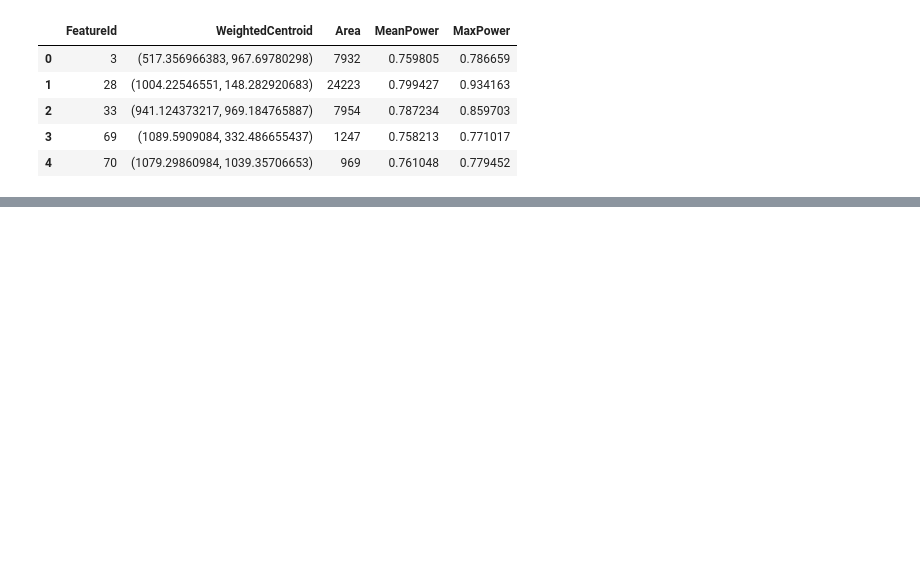
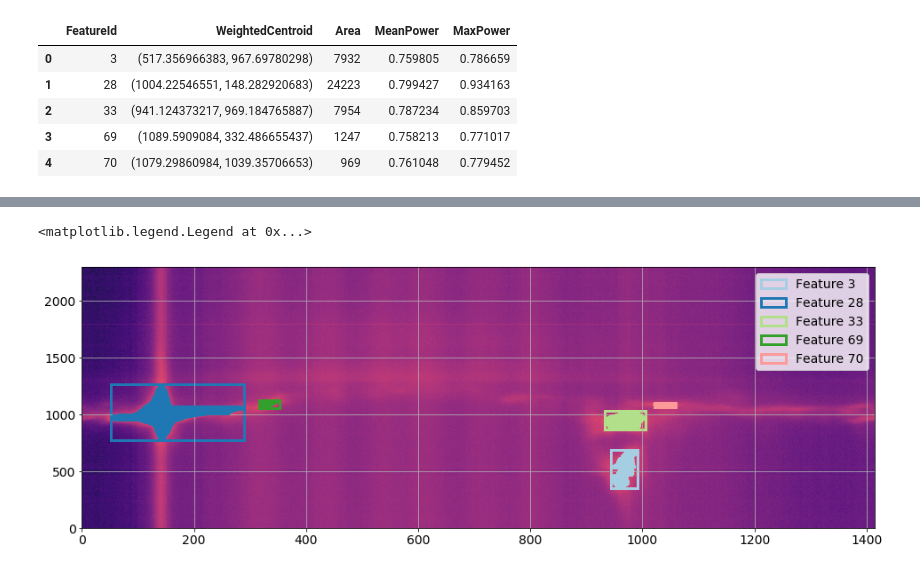
Before and after one commit to kevinmcmanus/HI_Detection, a Jupyter notebook: ObjectFinder.ipynb, the cells around one changed output, grey strips where cells are left out. Drawn from its saved outputs; the diff is of its cells as text; code cells hidden in the pictures; blank space fills up the shorter version.

Commit message:
ObjectBoundingBox
puts bounding boxes around the objects and shows how to extract their
contents.

```diff
--- a/ObjectFinder.ipynb
+++ b/ObjectFinder.ipynb
@@ -129,27 +110,35 @@ fig.colorbar(pcm, ax=ax, extend='max')
 # %%
+
 Xtimes, Yfreqs = np.meshgrid(sprg.times, sprg.freqs)
 
 fmt = mdates.DateFormatter('%H:%M') #formatter to show just the hours and minutes
 
 fig, ax = plt.subplots(figsize=(16,6))
+
+cmap = cm.get_cmap('Paired')
 
 #pcm = ax.pcolormesh(Xtimes, Yfreqs, sprg.pwr,
 pcm = ax.pcolormesh(sprg.pwr,
                    #norm=colors.LogNorm(vmin=pwr.min(), vmax=pwr.max()), #uncomment for log normalized
                     norm=colors.PowerNorm(gamma=1./2.),
                     cmap='magma')
 
-#ax.set_xticklabels([fmt(t) for t in ax.get_xticks() ], rotation=90)
-ax.set_xlabel('Time (UT)', labelpad=15)
-ax.set_ylabel('Doppler Shift (kHz)')
-#ax.set_ylim(-700,300) #to match the picture
-for n, contour in enumerate(contours):
-    ax.plot(contour[:, 1], contour[:, 0], linewidth=2, color='b')
+# plot each features' bounding box and its constituents; color code
+for c,i in enumerate(props.FeatureId.tolist()):
+
+    # get the bounding box, make a rectange and put it on the plot
+    min_row, min_col, max_row, max_col = regprops[i-1].bbox
+    rect = patches.Rectangle((min_col, min_row), max_col-min_col, max_row-min_row,
+                             linewidth=3,edgecolor=cmap(c),facecolor='none',label='Feature '+str(i))
+    ax.add_patch(rect)
+
+    #plot out the feature pixels with unique color for each feature
+    coords = regprops[i-1].coords
+    ax.plot(coords[:, 1], coords[:, 0], linewidth=2, color=cmap(c), fillstyle='none')
+
 ax.grid()
 fig.subplots_adjust(bottom=0.2)
-#fig.autofmt_xdate()
-cbar=fig.colorbar(pcm, ax=ax, extend='max')
-cbar.set_label('Spectral Power', rotation=270, labelpad=30)
-
-
-#fig.show()
+ax.legend() # tack on the legend
+# %% [output]
+<matplotlib.legend.Legend at 0x...>
+[figure, added]
```
Also changed, not shown: parts of 106 cells of this notebook, 1 other file.
